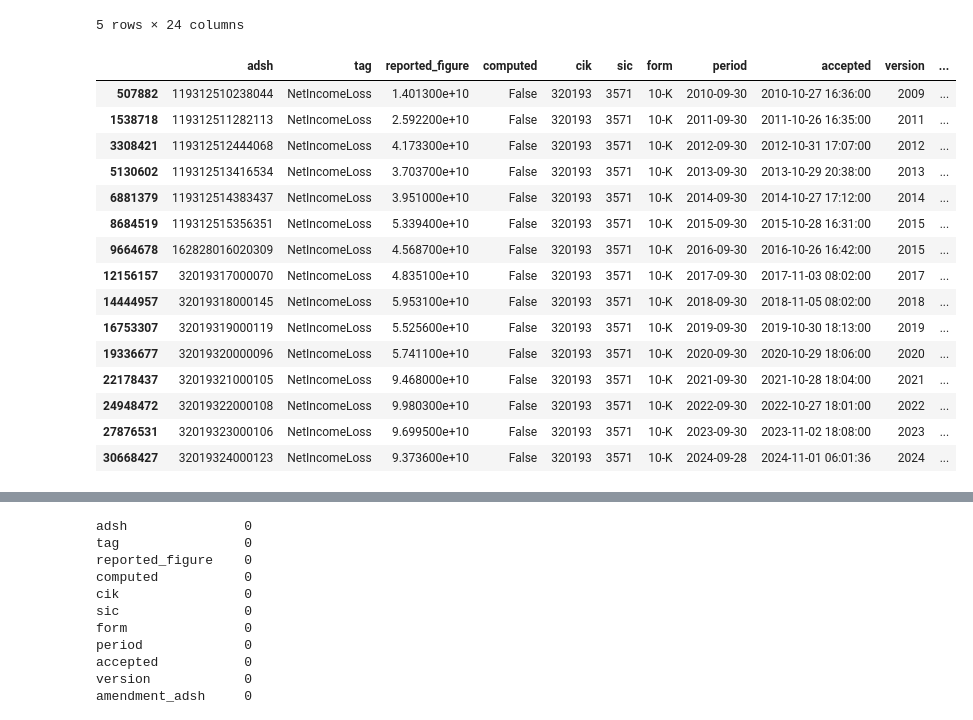
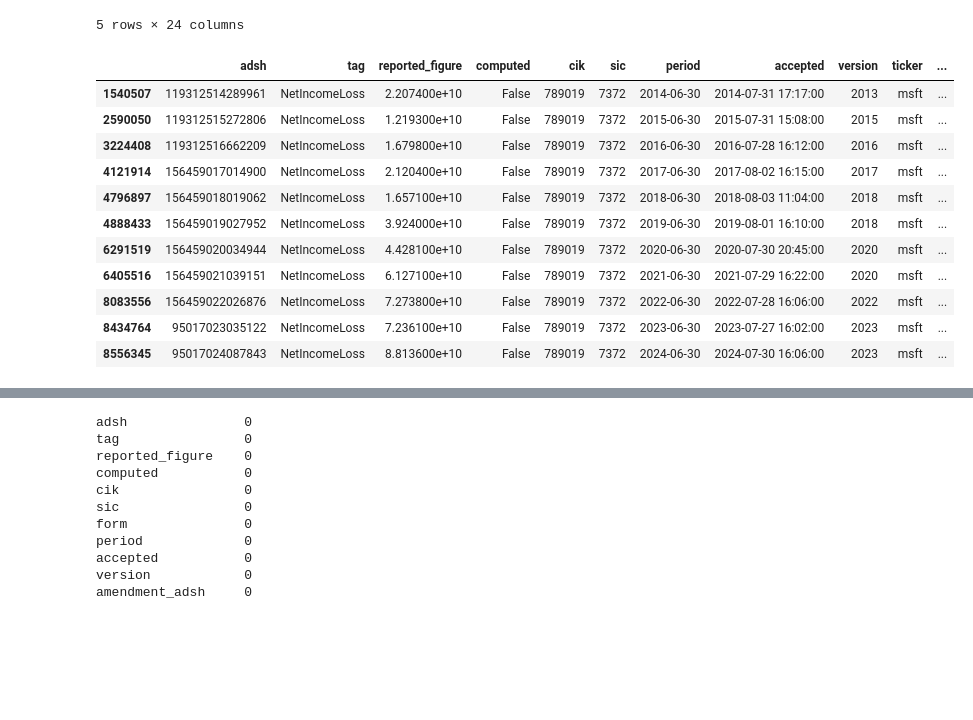
Before and after one commit to niklasko99/datascience4finance, a Jupyter notebook: explanatory_analysis/initial_analysis.ipynb, the cells around one changed output, grey strips where cells are left out. Cells and saved outputs as stored; diff of their text form; code cells hidden in the pictures; blank space fills up the shorter version.

```diff
--- a/explanatory_analysis/initial_analysis.ipynb
+++ b/explanatory_analysis/initial_analysis.ipynb
@@ -64,21 +64,17 @@ data['period'] = pd.to_datetime(data['period'])
 # filtered_data = data[data['period'] > '2016-12-31']
 # %%
 # Just looked if the netincome value is aligned with the actual netincome reported
-data[(data["ticker"] == "aapl") &  (data["tag"] == "NetIncomeLoss")]
+data[(data["ticker"] == "msft") &  (data["tag"] == "NetIncomeLoss")]
 # %% [output]
-|  | adsh | tag | reported_figure | computed | cik | sic | form | period | accepted | version | ... |
-| 507882 | 119312510238044 | NetIncomeLoss | 1.401300e+10 | False | 320193 | 3571 | 10-K | 2010-09-30 | 2010-10-27 16:36:00 | 2009 | ... |
-| 1538718 | 119312511282113 | NetIncomeLoss | 2.592200e+10 | False | 320193 | 3571 | 10-K | 2011-09-30 | 2011-10-26 16:35:00 | 2011 | ... |
-| 3308421 | 119312512444068 | NetIncomeLoss | 4.173300e+10 | False | 320193 | 3571 | 10-K | 2012-09-30 | 2012-10-31 17:07:00 | 2012 | ... |
-| 5130602 | 119312513416534 | NetIncomeLoss | 3.703700e+10 | False | 320193 | 3571 | 10-K | 2013-09-30 | 2013-10-29 20:38:00 | 2013 | ... |
-| 6881379 | 119312514383437 | NetIncomeLoss | 3.951000e+10 | False | 320193 | 3571 | 10-K | 2014-09-30 | 2014-10-27 17:12:00 | 2014 | ... |
-| 8684519 | 119312515356351 | NetIncomeLoss | 5.339400e+10 | False | 320193 | 3571 | 10-K | 2015-09-30 | 2015-10-28 16:31:00 | 2015 | ... |
-| 9664678 | 162828016020309 | NetIncomeLoss | 4.568700e+10 | False | 320193 | 3571 | 10-K | 2016-09-30 | 2016-10-26 16:42:00 | 2015 | ... |
-| 12156157 | 32019317000070 | NetIncomeLoss | 4.835100e+10 | False | 320193 | 3571 | 10-K | 2017-09-30 | 2017-11-03 08:02:00 | 2017 | ... |
-| 14444957 | 32019318000145 | NetIncomeLoss | 5.953100e+10 | False | 320193 | 3571 | 10-K | 2018-09-30 | 2018-11-05 08:02:00 | 2018 | ... |
-| 16753307 | 32019319000119 | NetIncomeLoss | 5.525600e+10 | False | 320193 | 3571 | 10-K | 2019-09-30 | 2019-10-30 18:13:00 | 2019 | ... |
-| 19336677 | 32019320000096 | NetIncomeLoss | 5.741100e+10 | False | 320193 | 3571 | 10-K | 2020-09-30 | 2020-10-29 18:06:00 | 2020 | ... |
-| 22178437 | 32019321000105 | NetIncomeLoss | 9.468000e+10 | False | 320193 | 3571 | 10-K | 2021-09-30 | 2021-10-28 18:04:00 | 2021 | ... |
-| 24948472 | 32019322000108 | NetIncomeLoss | 9.980300e+10 | False | 320193 | 3571 | 10-K | 2022-09-30 | 2022-10-27 18:01:00 | 2022 | ... |
-| 27876531 | 32019323000106 | NetIncomeLoss | 9.699500e+10 | False | 320193 | 3571 | 10-K | 2023-09-30 | 2023-11-02 18:08:00 | 2023 | ... |
-| 30668427 | 32019324000123 | NetIncomeLoss | 9.373600e+10 | False | 320193 | 3571 | 10-K | 2024-09-28 | 2024-11-01 06:01:36 | 2024 | ... |
+|  | adsh | tag | reported_figure | computed | cik | sic | period | accepted | version | ticker | ... |
+| 1540507 | 119312514289961 | NetIncomeLoss | 2.207400e+10 | False | 789019 | 7372 | 2014-06-30 | 2014-07-31 17:17:00 | 2013 | msft | ... |
+| 2590050 | 119312515272806 | NetIncomeLoss | 1.219300e+10 | False | 789019 | 7372 | 2015-06-30 | 2015-07-31 15:08:00 | 2015 | msft | ... |
+| 3224408 | 119312516662209 | NetIncomeLoss | 1.679800e+10 | False | 789019 | 7372 | 2016-06-30 | 2016-07-28 16:12:00 | 2016 | msft | ... |
+| 4121914 | 156459017014900 | NetIncomeLoss | 2.120400e+10 | False | 789019 | 7372 | 2017-06-30 | 2017-08-02 16:15:00 | 2017 | msft | ... |
+| 4796897 | 156459018019062 | NetIncomeLoss | 1.657100e+10 | False | 789019 | 7372 | 2018-06-30 | 2018-08-03 11:04:00 | 2018 | msft | ... |
+| 4888433 | 156459019027952 | NetIncomeLoss | 3.924000e+10 | False | 789019 | 7372 | 2019-06-30 | 2019-08-01 16:10:00 | 2018 | msft | ... |
+| 6291519 | 156459020034944 | NetIncomeLoss | 4.428100e+10 | False | 789019 | 7372 | 2020-06-30 | 2020-07-30 20:45:00 | 2020 | msft | ... |
+| 6405516 | 156459021039151 | NetIncomeLoss | 6.127100e+10 | False | 789019 | 7372 | 2021-06-30 | 2021-07-29 16:22:00 | 2020 | msft | ... |
+| 8083556 | 156459022026876 | NetIncomeLoss | 7.273800e+10 | False | 789019 | 7372 | 2022-06-30 | 2022-07-28 16:06:00 | 2022 | msft | ... |
+| 8434764 | 95017023035122 | NetIncomeLoss | 7.236100e+10 | False | 789019 | 7372 | 2023-06-30 | 2023-07-27 16:02:00 | 2023 | msft | ... |
+| 8556345 | 95017024087843 | NetIncomeLoss | 8.813600e+10 | False | 789019 | 7372 | 2024-06-30 | 2024-07-30 16:06:00 | 2023 | msft | ... |
```
Also changed, not shown: parts of 21 cells of this notebook.
